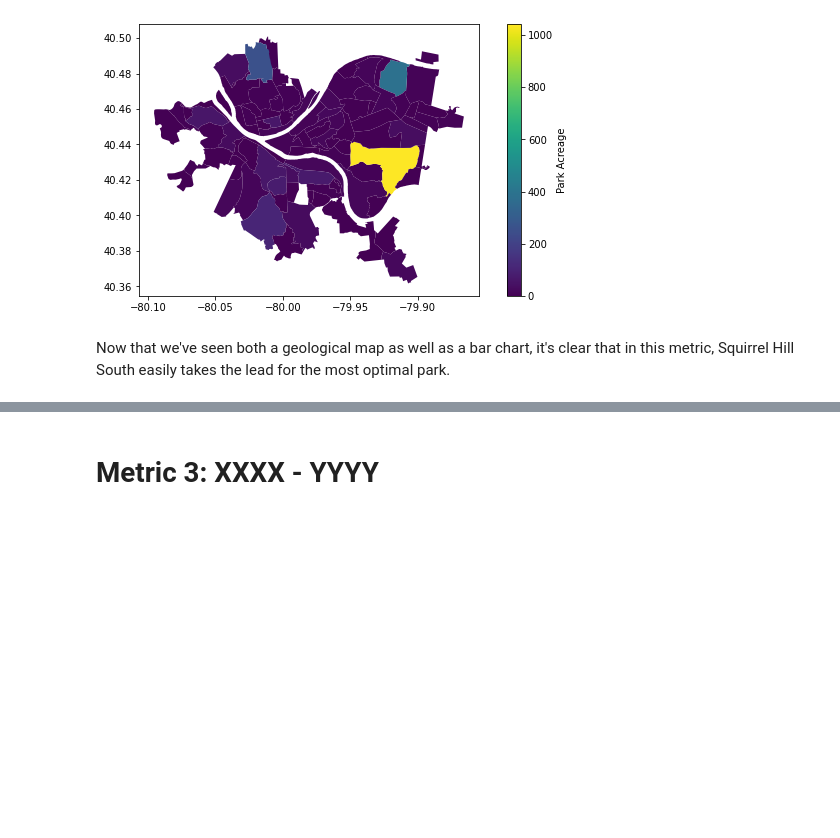
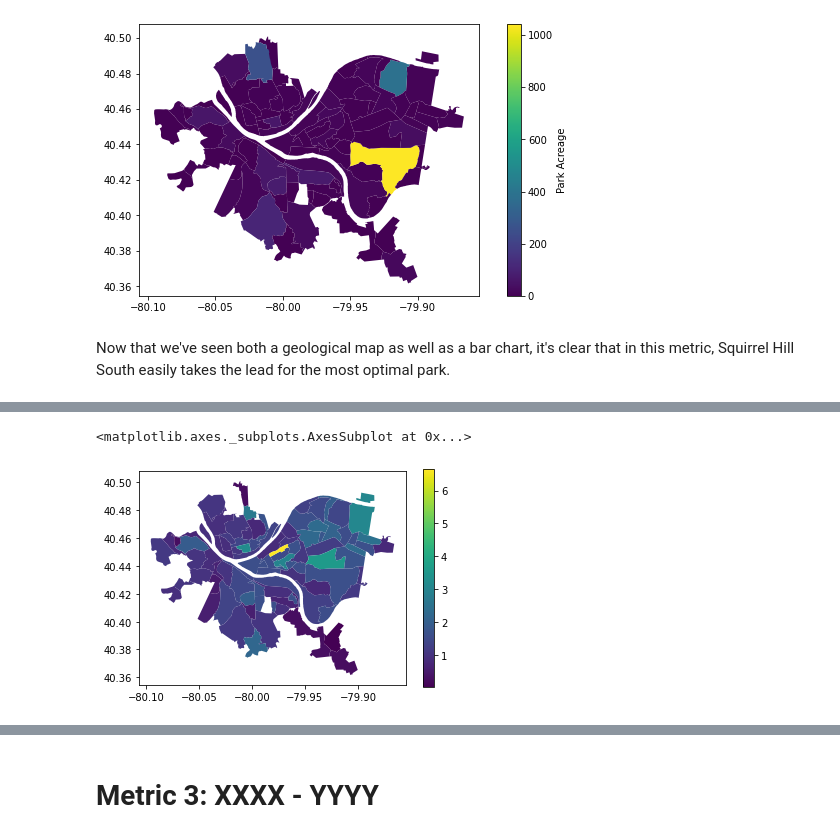
Before and after one commit to tok33/final-project, a Jupyter notebook: final.ipynb, the cells around one changed output, grey strips where cells are left out. Drawn from its saved outputs; the diff is of its cells as text; code cells hidden in the pictures; blank space fills up the shorter version.

```diff
--- a/final.ipynb
+++ b/final.ipynb
@@ -80,0 +117,9 @@ Now that we've seen both a geological map as well as a bar chart, it's clear tha
+# %%
+neighborhoods['geoid10'] = neighborhoods['geoid10'].astype(int)
+ratio_map = neighborhoods.merge(dta_clean, how='left', left_on='geoid10', right_on='GEOID')
+# %%
+#See if our map works
+ratio_map.plot(column="Ratio", legend=True)
+# %% [output]
+<matplotlib.axes._subplots.AxesSubplot at 0x...>
+[figure, added]
```
Also changed, not shown: parts of 8 cells of this notebook, 1 other file.
